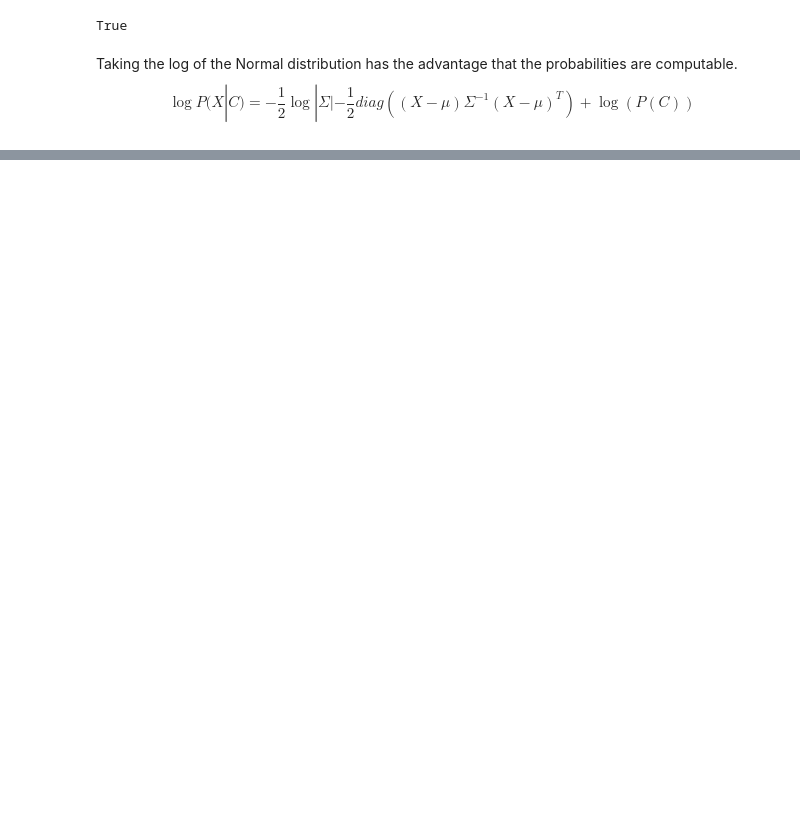
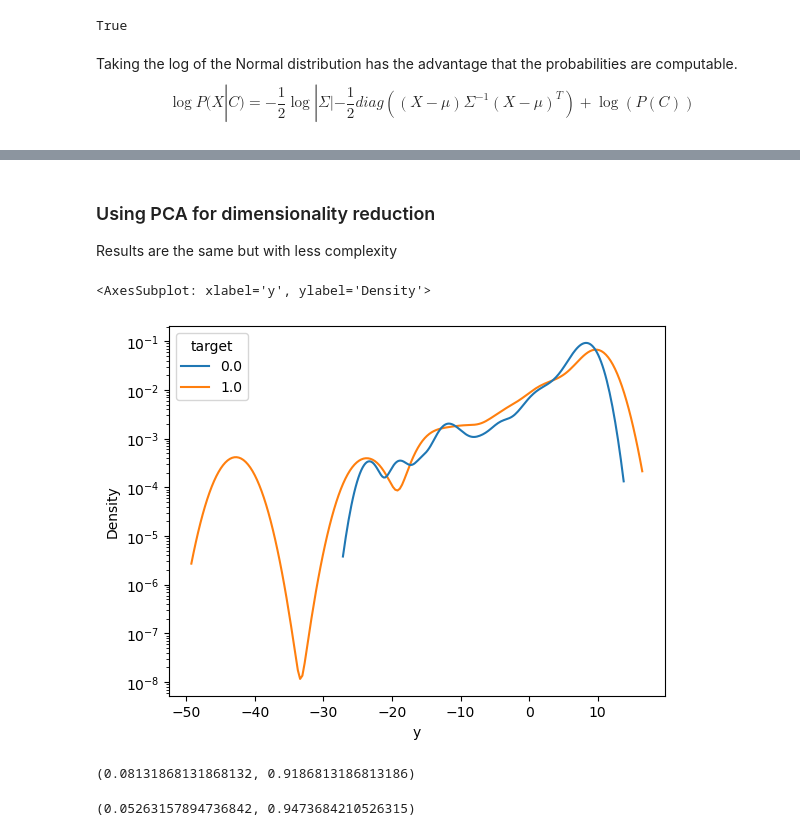
Before and after one commit to Janko-dev/ml_notebooks, a Jupyter notebook: notebooks/multivariate.ipynb, the cells around one changed output, grey strips where cells are left out. Saved outputs shown, nothing was run; the diff lists cells and outputs as text; code cells hidden in the pictures; blank space fills up the shorter version.

```diff
--- a/notebooks/multivariate.ipynb
+++ b/notebooks/multivariate.ipynb
@@ -334,0 +338,62 @@ err, acc
+# %% [markdown]
+### Using PCA for dimensionality reduction
+
+Results are the same but with less complexity
+# %%
+from sklearn.decomposition import PCA
+
+dataset = load_breast_cancer()
+
+X = dataset['data']
+Y = dataset['target']
+
+X = Normalizer().fit_transform(X, Y)
+
+X = PCA(n_components=.95).fit_transform(X)
+
+X_train, X_test, y_train, y_test = train_test_split(X, Y, test_size=.2, stratify=Y)
+
+# Rewritten normal with logs (better for computations)
+log_normal = lambda x, mu, cov, p_c: -0.5 * np.log(np.linalg.det(cov)) - 0.5 * np.diag((x-mu) @ np.linalg.pinv(cov) @ (x-mu).T) + np.log(p_c)
+
+# mean vector, covariance matrix and p(C = 1) for target 1
+means1 = X_train[y_train == 1].mean(axis=0)
+cov1 = np.cov(X_train[y_train == 1], rowvar=False)
+p_c1 = y_train.sum()/len(y_train)
+
+# mean vector, covariance matrix and p(C = 0) for target 0
+means0 = X_train[y_train == 0].mean(axis=0)
+cov0 = np.cov(X_train[y_train == 0], rowvar=False)
+p_c0 = 1 - y_train.sum()/len(y_train)
+
+# Using training set for validation
+y_hat1 = log_normal(X_train, means1, cov1, p_c1)
+y_hat0 = log_normal(X_train, means0, cov0, p_c0)
+
+total_y_hat = pd.DataFrame({'y': np.concatenate((y_hat1, y_hat0)), 'target': np.concatenate((np.ones_like(y_hat1), np.zeros_like(y_hat0)))})
+
+ax = plt.subplot()
+ax.set_yscale('log')
+sns.kdeplot(data=total_y_hat, x='y', hue='target', ax=ax)
+# %% [output]
+<AxesSubplot: xlabel='y', ylabel='Density'>
+[figure, added]
+# %%
+y_hat = (y_hat1 > y_hat0)*1
+err = np.mean((y_hat - y_train)**2)
+acc = np.sum(y_hat == y_train)/len(y_train)
+
+err, acc
+# %% [output]
+(0.08131868131868132, 0.9186813186813186)
+# %%
+y_hat1_test = log_normal(X_test, means1, cov1, p_c1)
+y_hat0_test = log_normal(X_test, means0, cov0, p_c0)
+
+y_hat_test = (y_hat1_test > y_hat0_test)*1
+err = np.mean((y_hat_test - y_test)**2)
+acc = np.sum(y_hat_test == y_test)/len(y_test)
+
+err, acc
+# %% [output]
+(0.05263157894736842, 0.9473684210526315)
```
Also changed, not shown: parts of 22 cells of this notebook, 1 other file.
